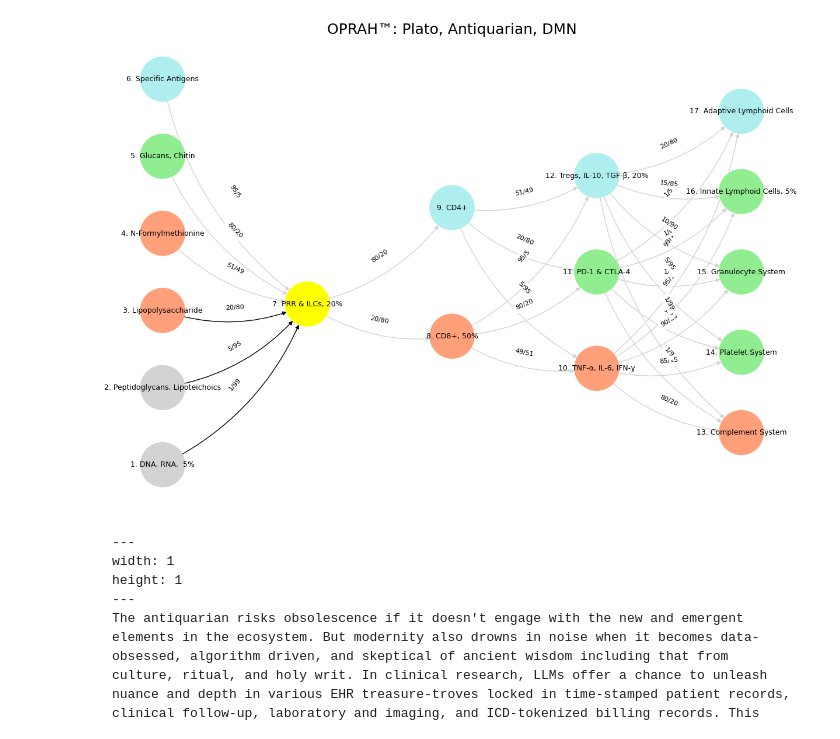
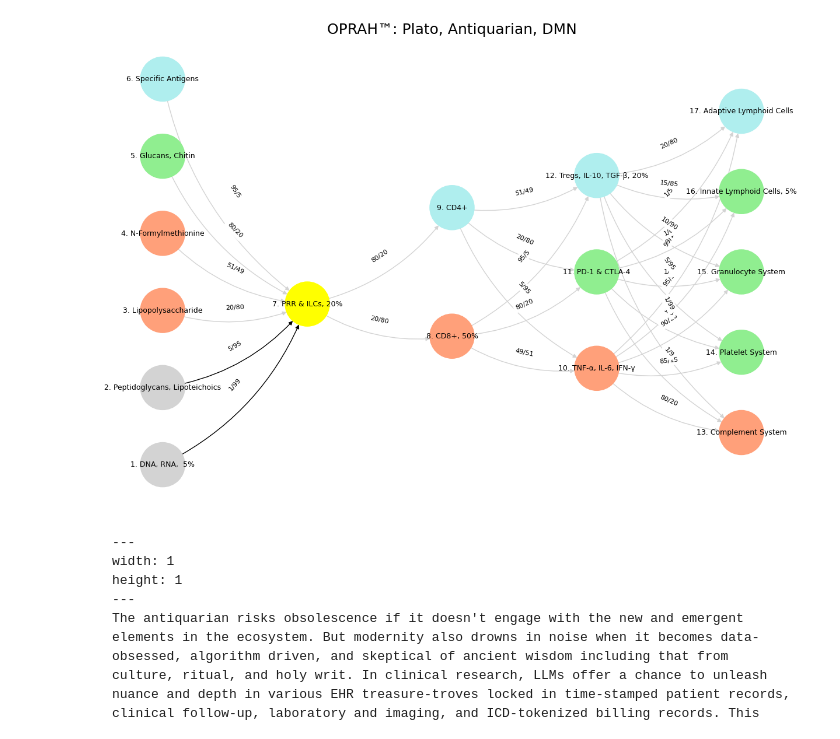
Before and after one commit to abikesa/startup, a Jupyter notebook: kitabo/ensi/_build/jupyter_execute/index.ipynb, the cells around one changed output. Saved outputs shown, nothing was run; the diff lists cells and outputs as text; code cells hidden in the pictures.

````diff
--- a/kitabo/ensi/_build/jupyter_execute/index.ipynb
+++ b/kitabo/ensi/_build/jupyter_execute/index.ipynb
@@ -162,7 +162,6 @@ def define_black_edges():
     return {
         ('DNA, RNA,  5%', 'PRR & ILCs, 20%'): '1/99',
         ('Peptidoglycans, Lipoteichoics', 'PRR & ILCs, 20%'): '5/95',
-        ('Lipopolysaccharide', 'PRR & ILCs, 20%'): '20/80',
     }
 
 # Calculate node positions
@@ -195,34 +194,34 @@ def visualize_nn():
         for node, position in zip(nodes, positions):
             new_node = mapping[node]
             G.add_node(new_node, layer=layer_name)
             pos[new_node] = position
             node_colors.append(colors.get(node, 'lightgray'))
 
     # Add edges with updated node labels
     edge_colors = []
     for (source, target), weight in edges.items():
         if source in mapping and target in mapping:
             new_source = mapping[source]
             new_target = mapping[target]
             G.add_edge(new_source, new_target, weight=weight)
             edge_colors.append('black' if (source, target) in black_edges else 'lightgrey')
 
     # Draw the graph
     plt.figure(figsize=(12, 8))
     edges_labels = {(u, v): d["weight"] for u, v, d in G.edges(data=True)}
 
     nx.draw(
         G, pos, with_labels=True, node_color=node_colors, edge_color=edge_colors,
         node_size=3000, font_size=9, connectionstyle="arc3,rad=0.2"
     )
     nx.draw_networkx_edge_labels(G, pos, edge_labels=edges_labels, font_size=8)
     plt.title("OPRAH™: Plato, Antiquarian, DMN", fontsize=18)
     plt.show()
 
 # Run the visualization
 visualize_nn()
 # %% [output]
-[figure, old version]
+[figure, new version]
 # %% [markdown]
 ```{figure} https://www.ledr.com/colours/white.jpg
 ---
````
Also changed, not shown: 5 other files.
